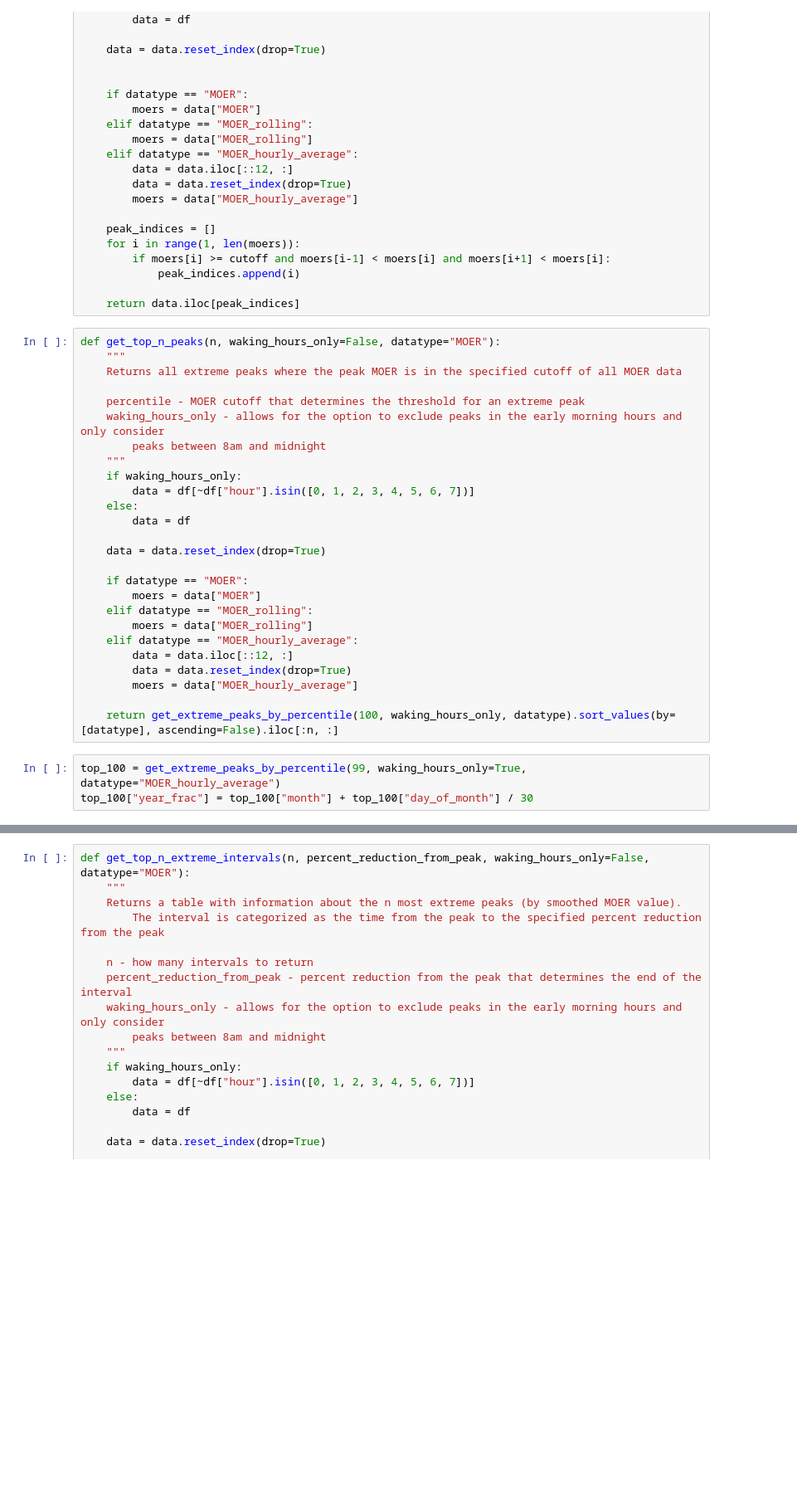
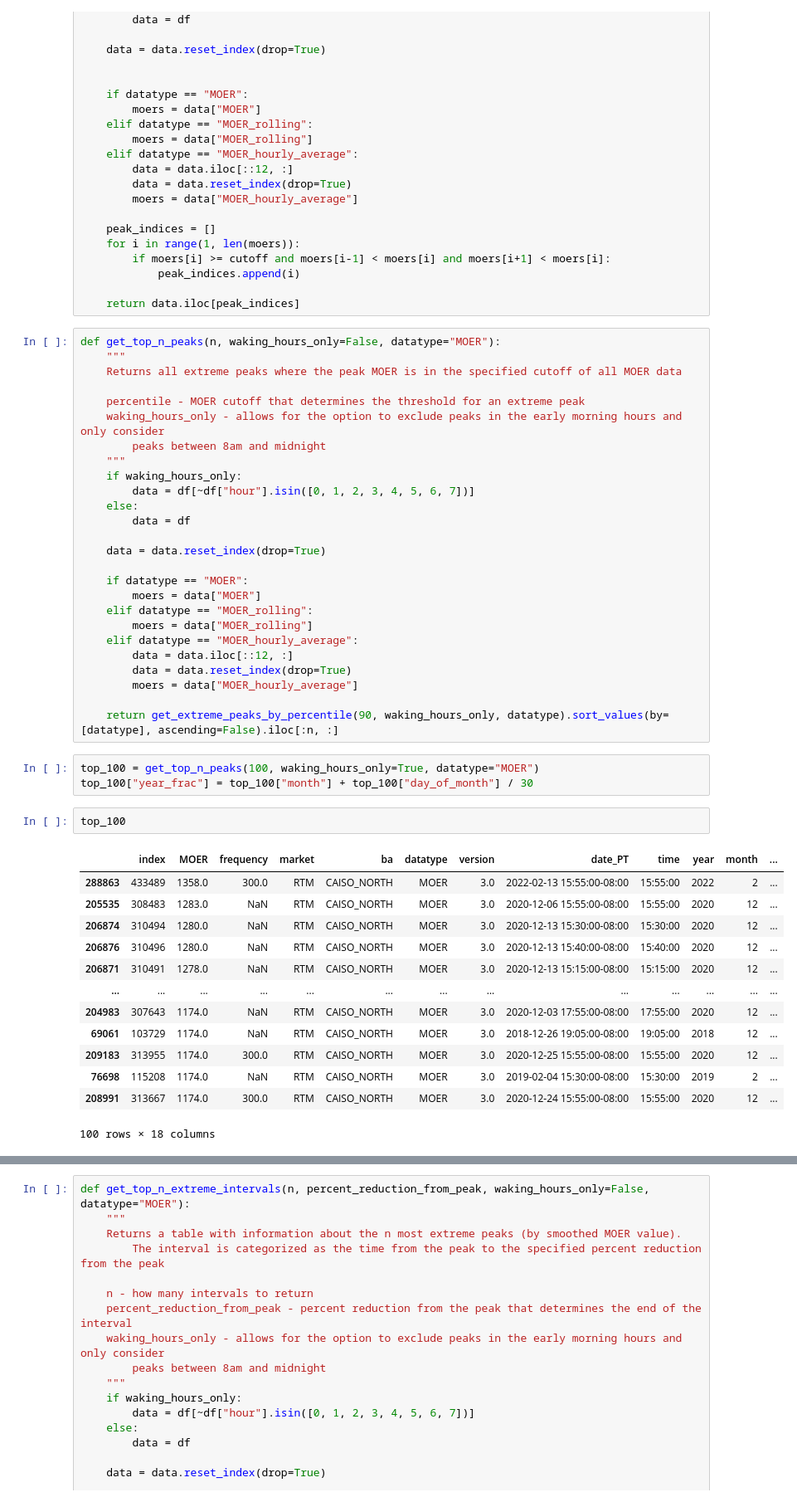
Before and after one commit to utkarshapets/load-shift-emissions, a Jupyter notebook: Wattime High Emission Period Analysis.ipynb, the cells around one changed output, grey strips where cells are left out. Shown at 83% size. Cells and saved outputs as stored; diff of their text form; blank space fills up the shorter version.

```diff
--- a/Wattime High Emission Period Analysis.ipynb
+++ b/Wattime High Emission Period Analysis.ipynb
@@ -344,8 +344,24 @@ def get_top_n_peaks(n, waking_hours_only=False, datatype="MOER"):
         data = data.reset_index(drop=True)
         moers = data["MOER_hourly_average"]
 
-    return get_extreme_peaks_by_percentile(100, waking_hours_only, datatype).sort_values(by=[datatype], ascending=False).iloc[:n, :]
+    return get_extreme_peaks_by_percentile(90, waking_hours_only, datatype).sort_values(by=[datatype], ascending=False).iloc[:n, :]
 # %%
-top_100 = get_extreme_peaks_by_percentile(99, waking_hours_only=True, datatype="MOER_hourly_average")
+top_100 = get_top_n_peaks(100, waking_hours_only=True, datatype="MOER")
 top_100["year_frac"] = top_100["month"] + top_100["day_of_month"] / 30
+# %%
+top_100
+# %% [output]
+|  | index | MOER | frequency | market | ba | datatype | version | date_PT | time | year | month | ... |
+| 288863 | 433489 | 1358.0 | 300.0 | RTM | CAISO_NORTH | MOER | 3.0 | 2022-02-13 15:55:00-08:00 | 15:55:00 | 2022 | 2 | ... |
+| 205535 | 308483 | 1283.0 | NaN | RTM | CAISO_NORTH | MOER | 3.0 | 2020-12-06 15:55:00-08:00 | 15:55:00 | 2020 | 12 | ... |
+| 206874 | 310494 | 1280.0 | NaN | RTM | CAISO_NORTH | MOER | 3.0 | 2020-12-13 15:30:00-08:00 | 15:30:00 | 2020 | 12 | ... |
+| 206876 | 310496 | 1280.0 | NaN | RTM | CAISO_NORTH | MOER | 3.0 | 2020-12-13 15:40:00-08:00 | 15:40:00 | 2020 | 12 | ... |
+| 206871 | 310491 | 1278.0 | NaN | RTM | CAISO_NORTH | MOER | 3.0 | 2020-12-13 15:15:00-08:00 | 15:15:00 | 2020 | 12 | ... |
+| ... | ... | ... | ... | ... | ... | ... | ... | ... | ... | ... | ... | ... |
+| 204983 | 307643 | 1174.0 | NaN | RTM | CAISO_NORTH | MOER | 3.0 | 2020-12-03 17:55:00-08:00 | 17:55:00 | 2020 | 12 | ... |
+| 69061 | 103729 | 1174.0 | NaN | RTM | CAISO_NORTH | MOER | 3.0 | 2018-12-26 19:05:00-08:00 | 19:05:00 | 2018 | 12 | ... |
+| 209183 | 313955 | 1174.0 | 300.0 | RTM | CAISO_NORTH | MOER | 3.0 | 2020-12-25 15:55:00-08:00 | 15:55:00 | 2020 | 12 | ... |
+| 76698 | 115208 | 1174.0 | NaN | RTM | CAISO_NORTH | MOER | 3.0 | 2019-02-04 15:30:00-08:00 | 15:30:00 | 2019 | 2 | ... |
+| 208991 | 313667 | 1174.0 | 300.0 | RTM | CAISO_NORTH | MOER | 3.0 | 2020-12-24 15:55:00-08:00 | 15:55:00 | 2020 | 12 | ... |
+100 rows × 18 columns
 # %%
```
Also changed, not shown: parts of 2 cells of this notebook, 4 other files.
